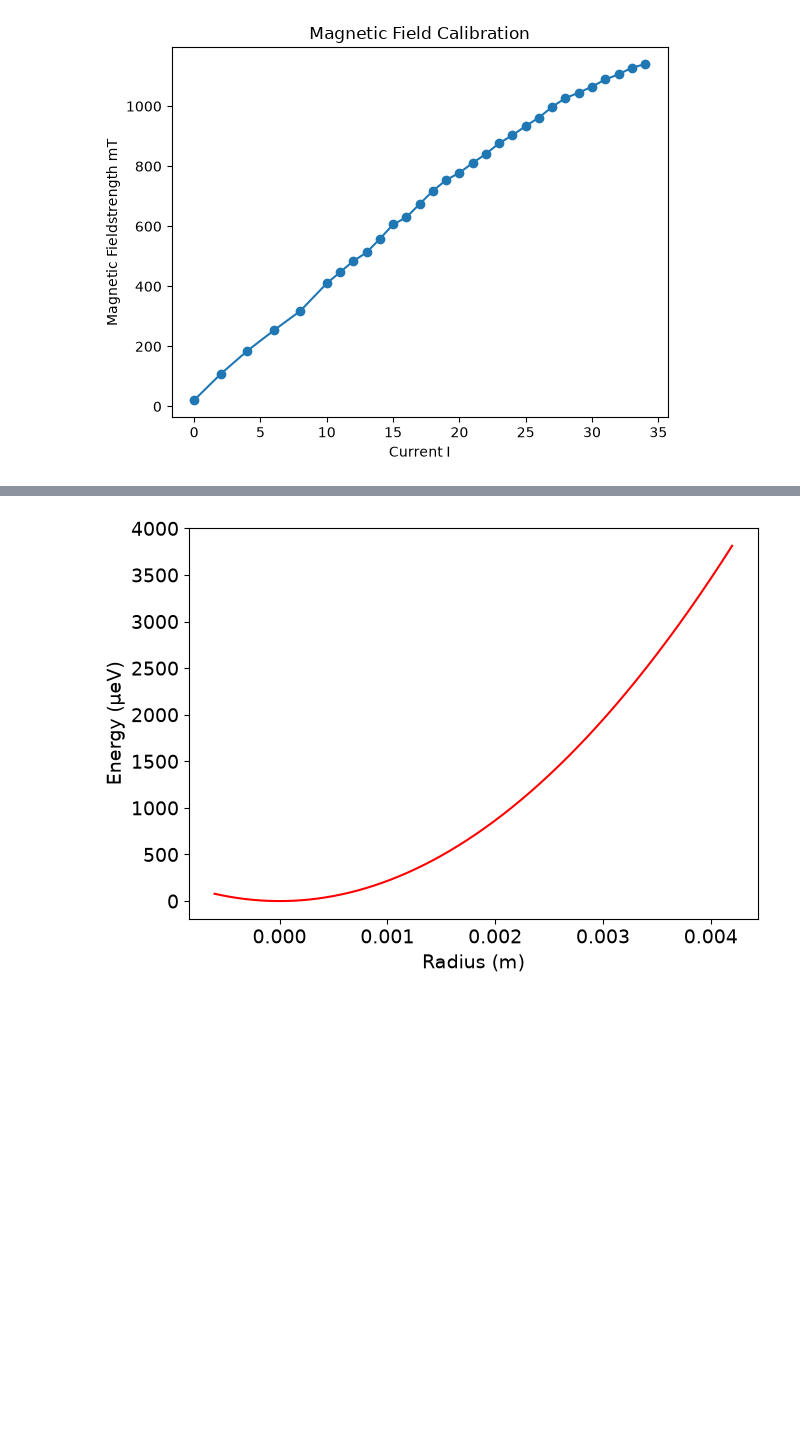
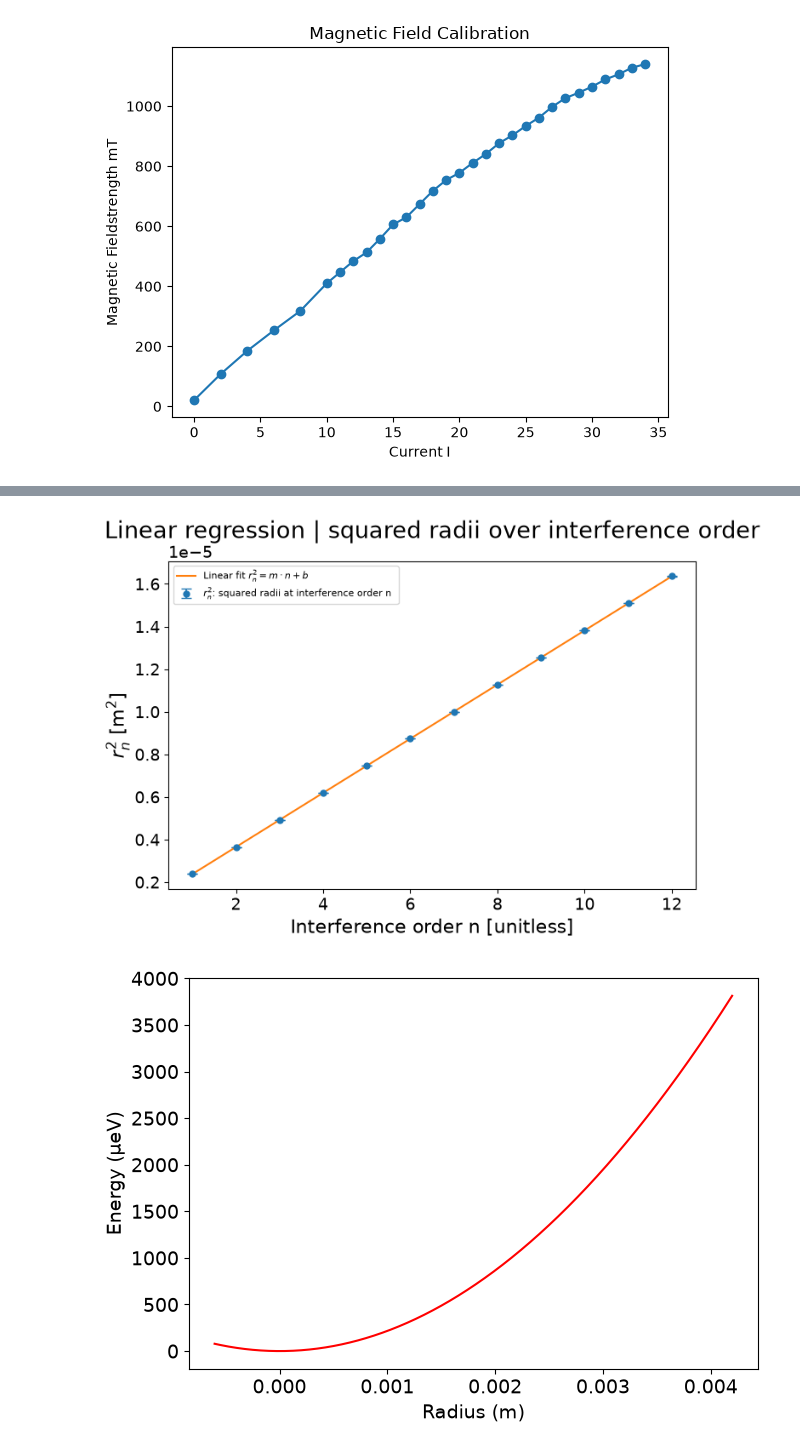
Before and after one commit to Omega3komma3/Zeeman-effect, a Jupyter notebook: Main.ipynb, the cells around one changed output, grey strips where cells are left out. Cells and saved outputs as stored; diff of their text form; code cells hidden in the pictures; blank space fills up the shorter version.

```diff
--- a/Main.ipynb
+++ b/Main.ipynb
@@ -258,3 +285,17 @@ Delta_f= 0.004035302180167145 mm
+# %%
+plt.figure(figsize=(8, 5))
+
+plt.errorbar(x[index:],radii[index:],yerr=radii_errors[index:],fmt='o',capsize=4,elinewidth=1.2, markersize=5,label=r"$r_n^2$: squared radii at interference order n ")
+
+plt.plot(x[index:],y_fit[index:],label="Linear fit $r_n^2 = m \cdot n +b $")
+plt.xlabel("Interference order n [unitless]")
+plt.ylabel(r"$r_n^2$ [m$^2$]")
+plt.legend(loc="upper left",fontsize = 8)
+plt.title("Linear regression | squared radii over interference order")
+plt.savefig("Focal_linfit.png")
+plt.show()
+# %% [output]
+[figure, added]
 # %%
 mubohr= 9.2740e-24       # Bohr magneton
 hbar= 1.05457e-34
```
Also changed, not shown: parts of 1 cell of this notebook, 2 other files.
